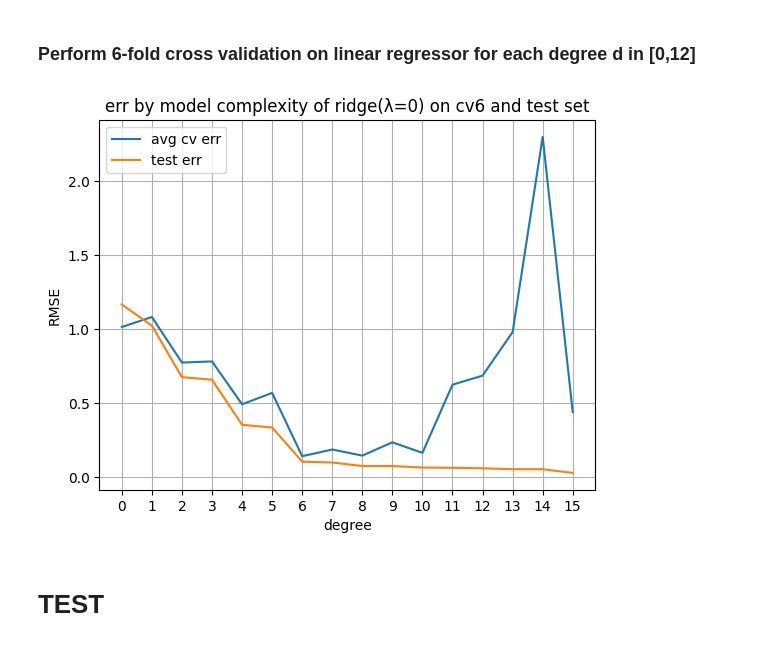
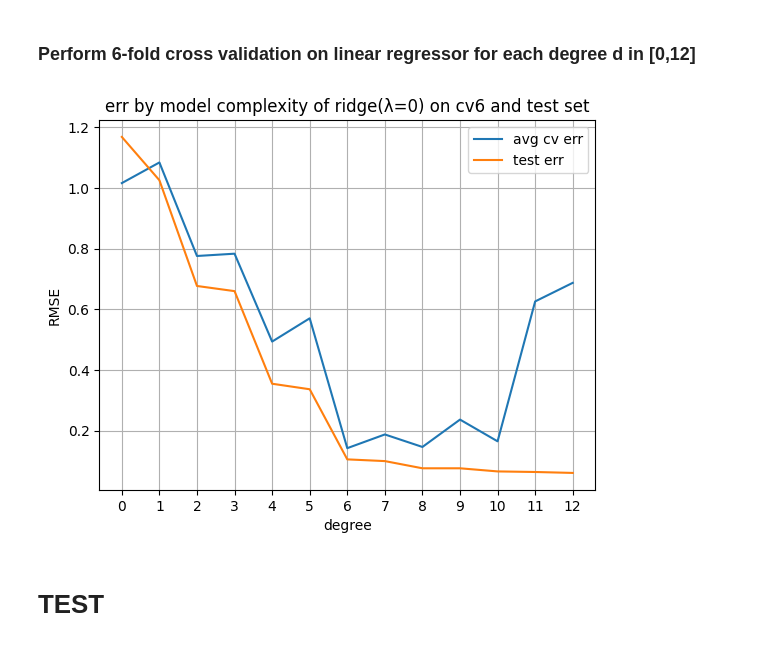
Before and after one commit to jstebner/481-P1, a Jupyter notebook: src/481-p1.ipynb, the cells around one changed output. Drawn from its saved outputs; the diff is of its cells as text; code cells hidden in the pictures.

```diff
--- a/src/481-p1.ipynb
+++ b/src/481-p1.ipynb
@@ -22,37 +22,37 @@ y_test = y_test.reshape(-1,1)
 ### Perform 6-fold cross validation on linear regressor for each degree d in [0,12]
 # %%
 k = 6
-max_d = 15
+max_d = 12
 
 degree = list(range(max_d+1))
 cv_err = list()
 test_err = list()
 for d in degree:
     model = Pipeline(
         StandardScaler(),
         PolynomialFeatures(degree=d),
         StandardScaler(),
         RidgeRegressor(λ=0)
     )
 
     cv_err.append(
         cross_val_score(model, X_train, y_train, k)
     )
 
     model.fit(X_train, y_train)
     test_err.append(model.score(X_train, y_train))
 
 plt.plot(degree, cv_err, label='avg cv err')
 plt.plot(degree, test_err, label='test err')
 plt.legend()
 plt.xticks(degree)
 plt.xlabel('degree')
 plt.ylabel('RMSE')
 plt.title('err by model complexity of ridge(λ=0) on cv6 and test set')
 plt.grid()
 plt.show()
 # %% [output]
-[figure, old version]
+[figure, new version]
 # %% [markdown]
 # TEST
 # %%
```
Also changed, not shown: 1 other file.
